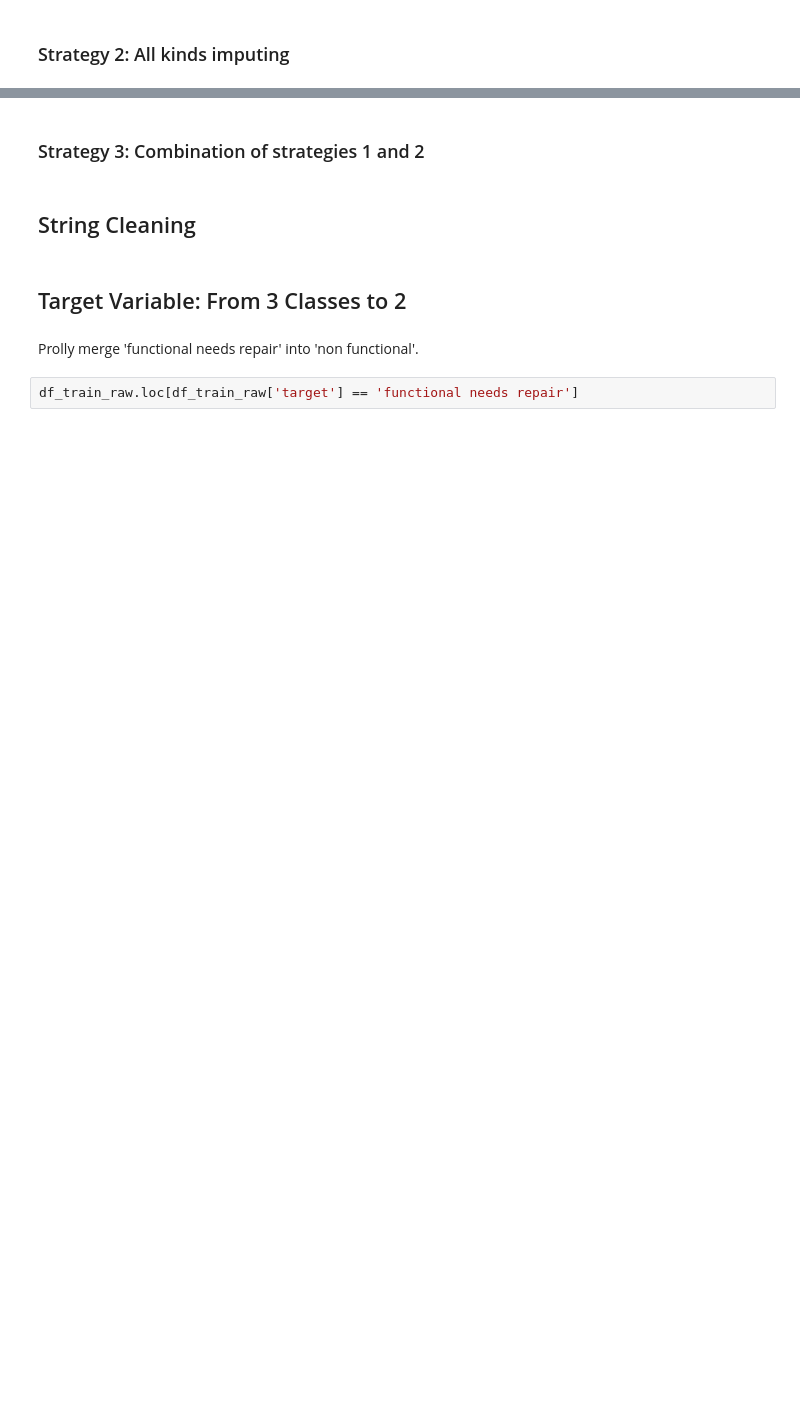
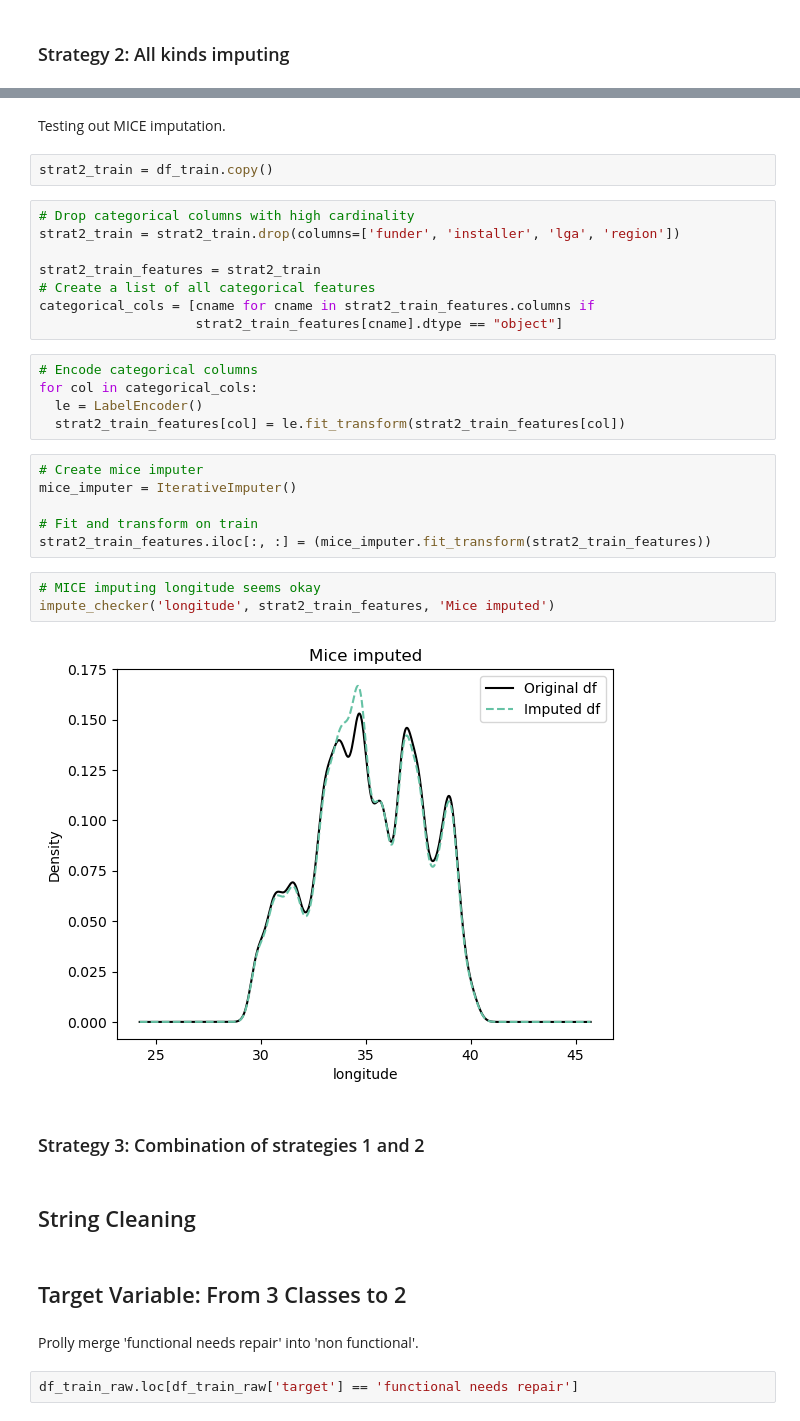
Before and after one commit to williambguo/water-pump-predictive-maintenance, a Jupyter notebook: notebooks/data_cleaning.ipynb, the cells around one changed output, grey strips where cells are left out. Cells and saved outputs as stored; diff of their text form; blank space fills up the shorter version.

```diff
--- a/notebooks/data_cleaning.ipynb
+++ b/notebooks/data_cleaning.ipynb
@@ -156,3 +178,31 @@ memory usage: 5.8+ MB
+# %% [markdown]
+Testing out MICE imputation.
+# %%
+strat2_train = df_train.copy()
+# %%
+# Drop categorical columns with high cardinality
+strat2_train = strat2_train.drop(columns=['funder', 'installer', 'lga', 'region'])
+
+strat2_train_features = strat2_train
+# Create a list of all categorical features
+categorical_cols = [cname for cname in strat2_train_features.columns if
+                    strat2_train_features[cname].dtype == "object"]
+# %%
+# Encode categorical columns
+for col in categorical_cols:
+  le = LabelEncoder()
+  strat2_train_features[col] = le.fit_transform(strat2_train_features[col])
+# %%
+# Create mice imputer
+mice_imputer = IterativeImputer()
+
+# Fit and transform on train
+strat2_train_features.iloc[:, :] = (mice_imputer.fit_transform(strat2_train_features))
+# %%
+# MICE imputing longitude seems okay
+impute_checker('longitude', strat2_train_features, 'Mice imputed')
+# %% [output]
+[figure, added]
 # %% [markdown]
 ### Strategy 3: Combination of strategies 1 and 2
 # %% [markdown]
```
Also changed, not shown: parts of 5 cells of this notebook.
